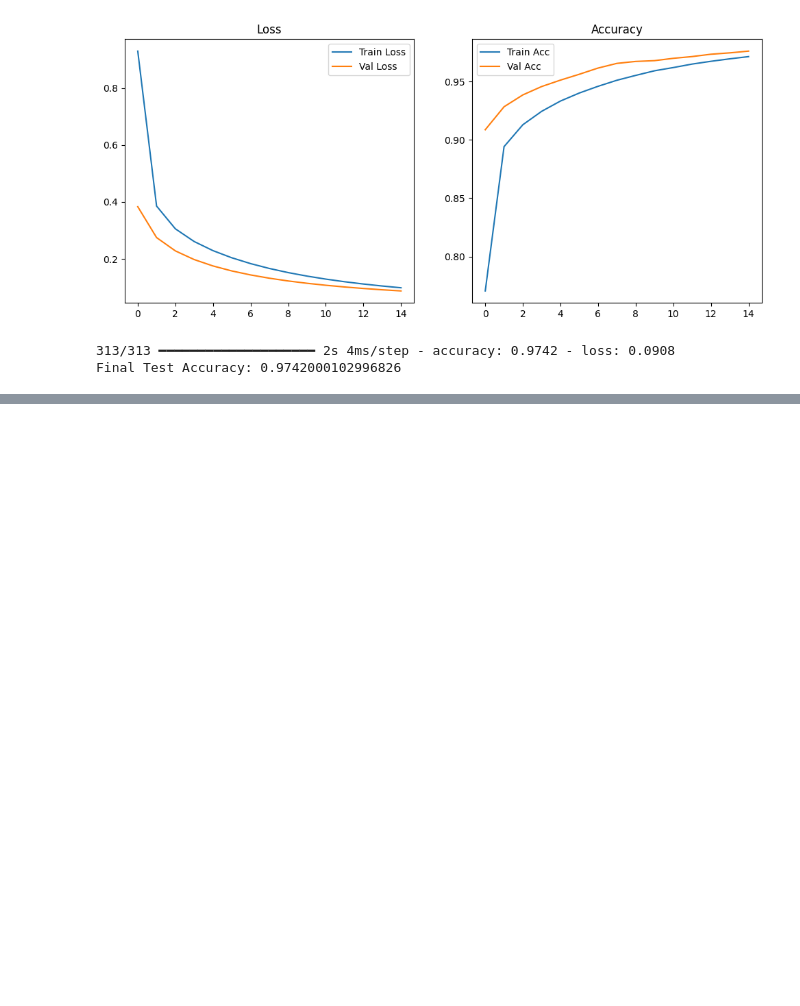
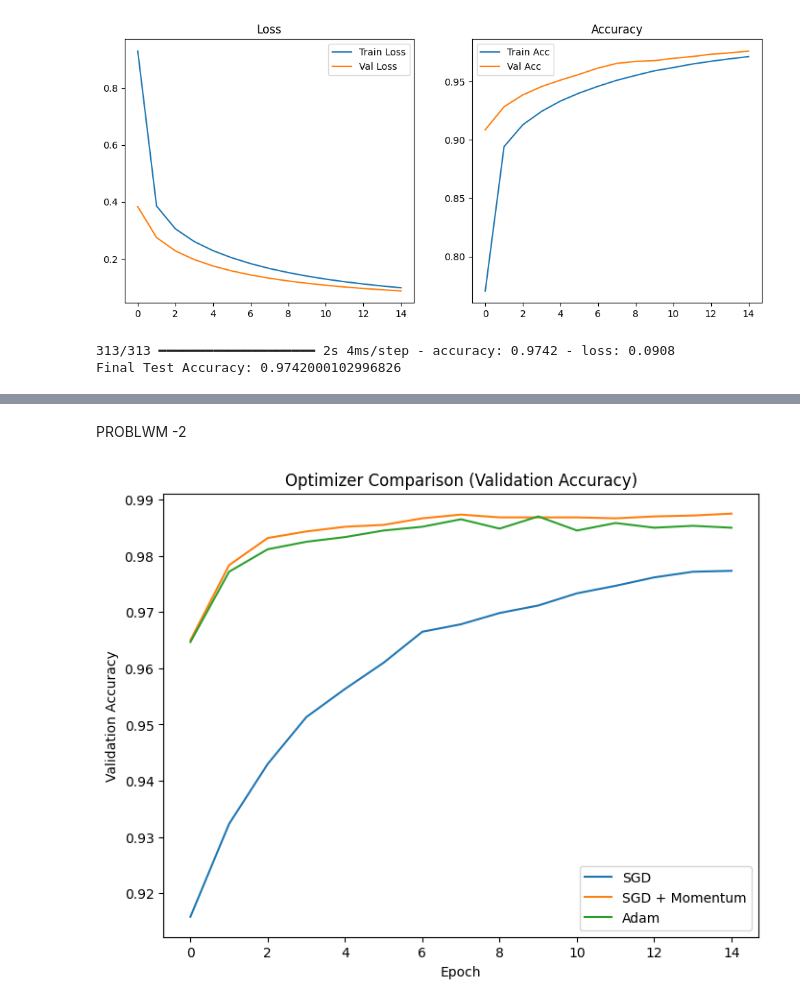
Before and after one commit to Ramnexus21/backend_1, a Jupyter notebook: CNN_lab.ipynb, the cells around one changed output, grey strips where cells are left out. Cells and saved outputs as stored; diff of their text form; code cells hidden in the pictures; blank space fills up the shorter version.

```diff
--- a/CNN_lab.ipynb
+++ b/CNN_lab.ipynb
@@ -969,0 +984,57 @@ Final Test Accuracy: 0.9742000102996826
+# %% [markdown]
+PROBLWM -2
+# %%
+import tensorflow as tf
+
+def train_with_optimizer(optimizer):
+
+    model = build_lenet5()
+
+    model.compile(
+        optimizer=optimizer,
+        loss='categorical_crossentropy',
+        metrics=['accuracy']
+    )
+
+    history = model.fit(
+        x_train, y_train,
+        epochs=15,
+        batch_size=64,
+        validation_split=0.1,
+        verbose=0
+    )
+
+    return history
+
+    # SGD (no momentum)
+hist_sgd = train_with_optimizer(
+    tf.keras.optimizers.SGD(learning_rate=0.01)
+)
+
+# SGD with momentum
+hist_momentum = train_with_optimizer(
+    tf.keras.optimizers.SGD(learning_rate=0.01, momentum=0.9)
+)
+
+# Adam
+hist_adam = train_with_optimizer(
+    tf.keras.optimizers.Adam(learning_rate=0.001)
+)
+
+import matplotlib.pyplot as plt
+
+plt.figure(figsize=(8,6))
+
+plt.plot(hist_sgd.history['val_accuracy'], label='SGD')
+plt.plot(hist_momentum.history['val_accuracy'], label='SGD + Momentum')
+plt.plot(hist_adam.history['val_accuracy'], label='Adam')
+
+plt.title("Optimizer Comparison (Validation Accuracy)")
+plt.xlabel("Epoch")
+plt.ylabel("Validation Accuracy")
+plt.legend()
+
+plt.savefig("optimiser_comparison.png")
+plt.show()
+# %% [output]
+[figure, added]
```
Also changed, not shown: parts of 3 cells of this notebook.
